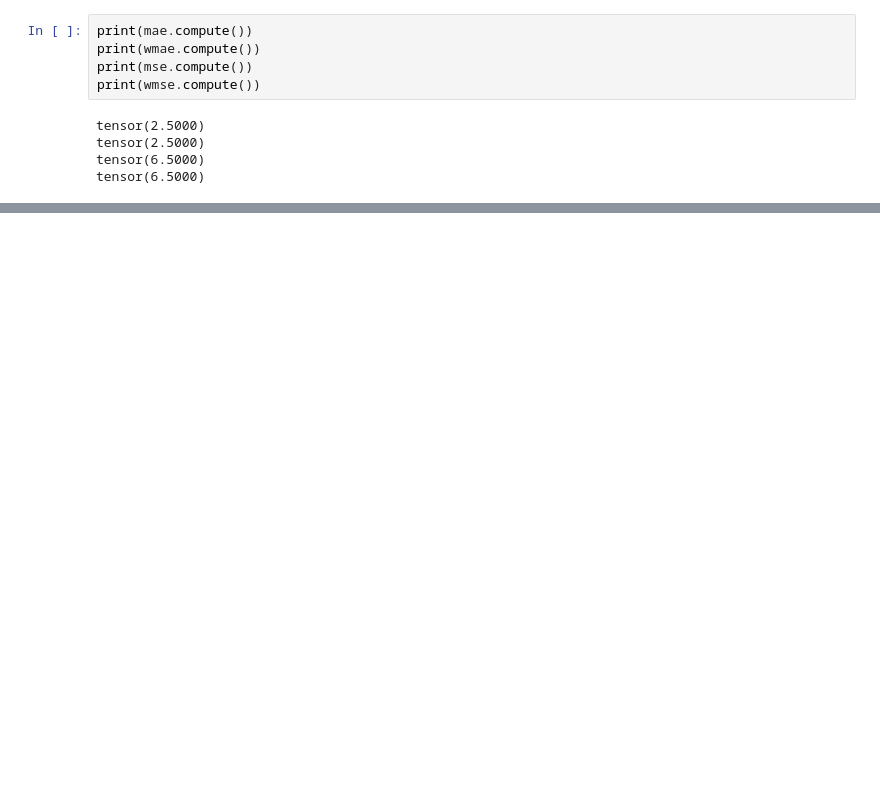
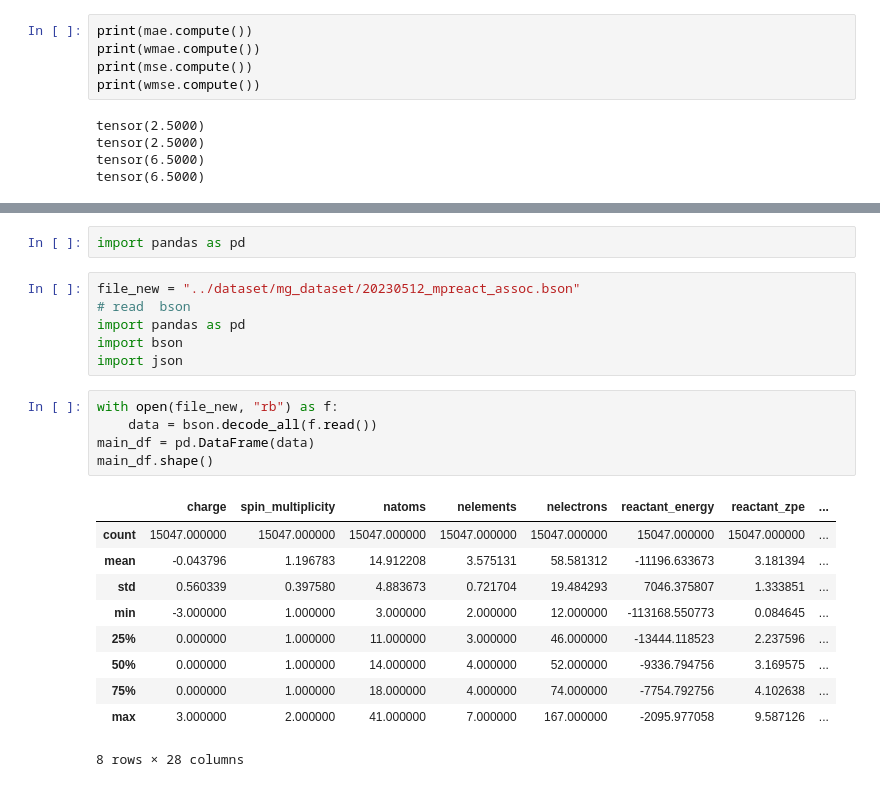
Before and after one commit to santi921/bondnet, a Jupyter notebook: bondnet/scripts/scratch.ipynb, the cells around one changed output, grey strips where cells are left out. Drawn from its saved outputs; the diff is of its cells as text; blank space fills up the shorter version.

Commit message:
start simplifying, generalized to bson

```diff
--- a/bondnet/scripts/scratch.ipynb
+++ b/bondnet/scripts/scratch.ipynb
@@ -1942,0 +2089,24 @@ tensor(6.5000)
+# %%
+import pandas as pd
+# %%
+file_new = "../dataset/mg_dataset/20230512_mpreact_assoc.bson"
+# read  bson
+import pandas as pd
+import bson
+import json
+# %%
+with open(file_new, "rb") as f:
+    data = bson.decode_all(f.read())
+main_df = pd.DataFrame(data)
+main_df.shape()
+# %% [output]
+|  | charge | spin_multiplicity | natoms | nelements | nelectrons | reactant_energy | reactant_zpe | ... |
+| count | 15047.000000 | 15047.000000 | 15047.000000 | 15047.000000 | 15047.000000 | 15047.000000 | 15047.000000 | ... |
+| mean | -0.043796 | 1.196783 | 14.912208 | 3.575131 | 58.581312 | -11196.633673 | 3.181394 | ... |
+| std | 0.560339 | 0.397580 | 4.883673 | 0.721704 | 19.484293 | 7046.375807 | 1.333851 | ... |
+| min | -3.000000 | 1.000000 | 3.000000 | 2.000000 | 12.000000 | -113168.550773 | 0.084645 | ... |
+| 25% | 0.000000 | 1.000000 | 11.000000 | 3.000000 | 46.000000 | -13444.118523 | 2.237596 | ... |
+| 50% | 0.000000 | 1.000000 | 14.000000 | 4.000000 | 52.000000 | -9336.794756 | 3.169575 | ... |
+| 75% | 0.000000 | 1.000000 | 18.000000 | 4.000000 | 74.000000 | -7754.792756 | 4.102638 | ... |
+| max | 3.000000 | 2.000000 | 41.000000 | 7.000000 | 167.000000 | -2095.977058 | 9.587126 | ... |
+8 rows × 28 columns
```
Also changed, not shown: parts of 37 cells of this notebook, 6 other files.
